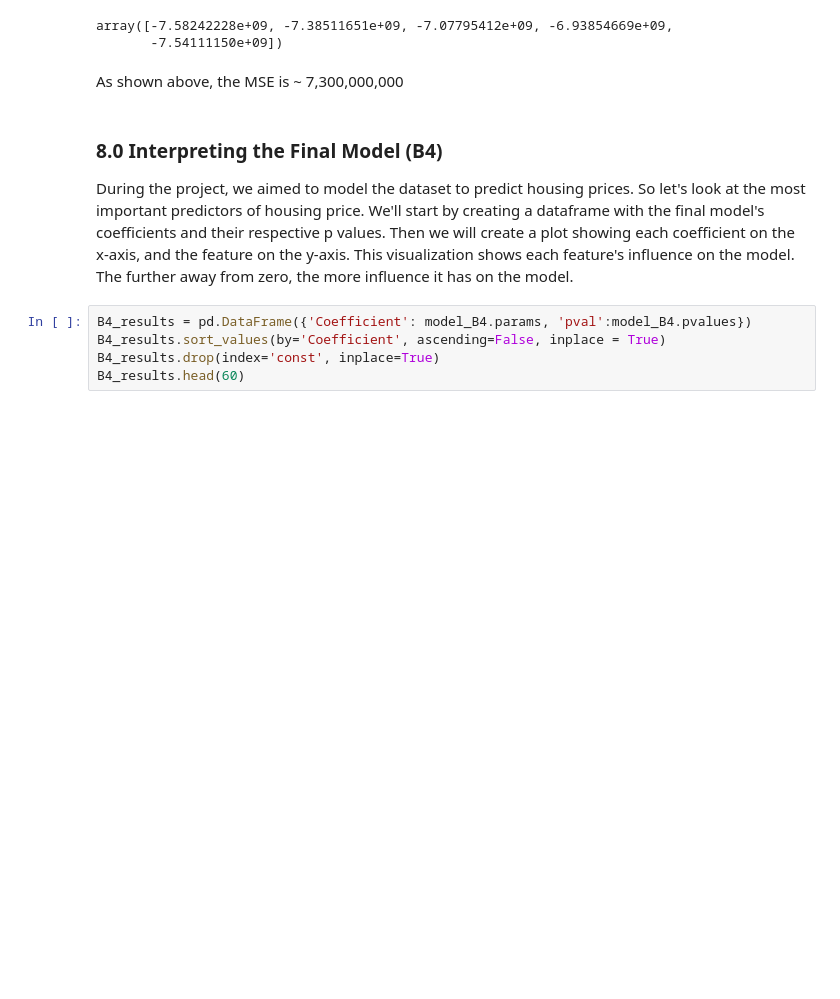
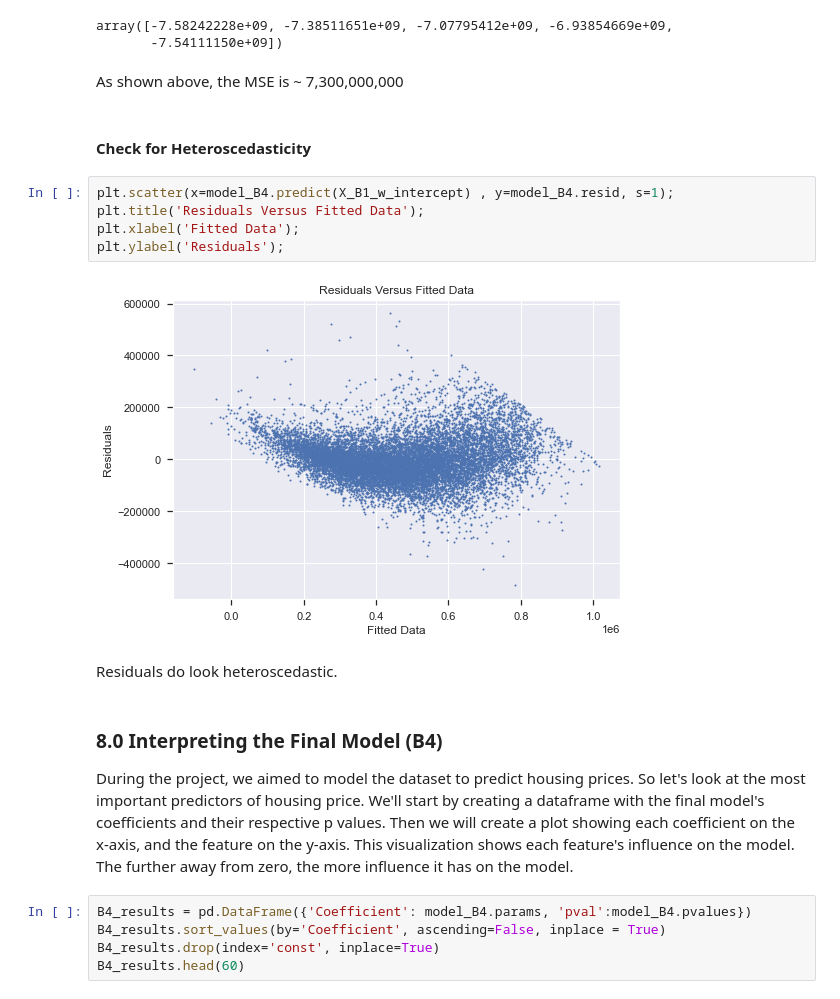
Before and after one commit to EvanHolder/module_2_project_old, a Jupyter notebook: student.ipynb, the cells around one changed output. Saved outputs shown, nothing was run; the diff lists cells and outputs as text; blank space fills up the shorter version.

Commit message:
Add files via upload
Updated to include residual plot in check for heteroscedasticity at bottom of Section 7.0

```diff
--- a/student.ipynb
+++ b/student.ipynb
@@ -987,6 +987,17 @@ array([-7.58242228e+09, -7.38511651e+09, -7.07795412e+09, -6.93854669e+09,
        -7.54111150e+09])
 # %% [markdown]
 As shown above, the MSE is ~ 7,300,000,000
+# %% [markdown]
+#### Check for Heteroscedasticity
+# %%
+plt.scatter(x=model_B4.predict(X_B1_w_intercept) , y=model_B4.resid, s=1);
+plt.title('Residuals Versus Fitted Data');
+plt.xlabel('Fitted Data');
+plt.ylabel('Residuals');
+# %% [output]
+[figure, added]
+# %% [markdown]
+Residuals do look heteroscedastic.
 # %% [markdown]
 ### 8.0 Interpreting the Final Model (B4)
 
```
Also changed, not shown: parts of 13 cells of this notebook.
